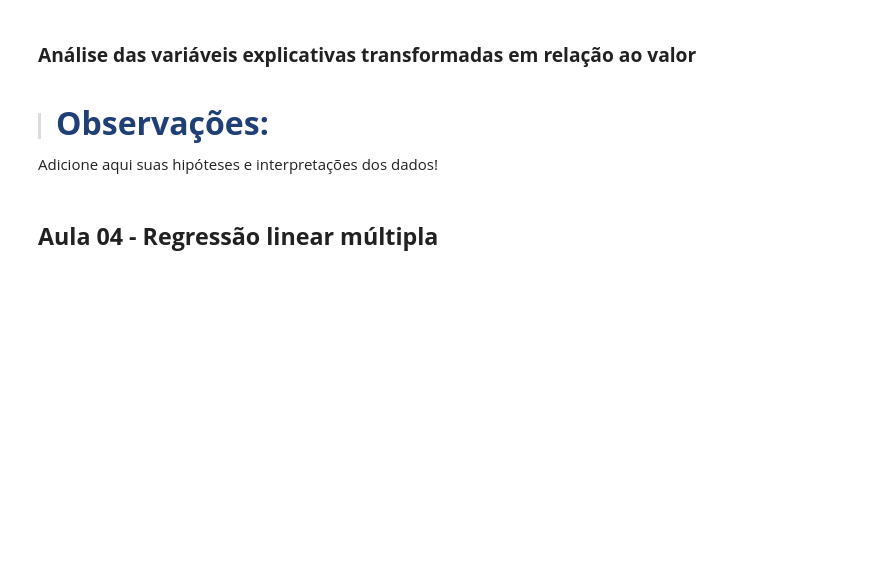
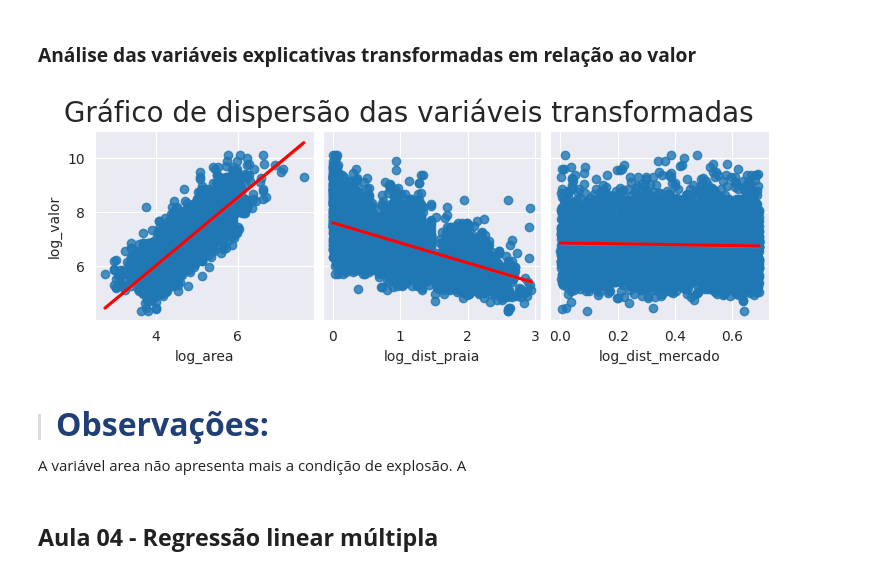
Before and after one commit to arthur-pulini/Machine-Learning-regressao-alura, a Jupyter notebook: Transformando_Variaveis_para_uma_Regressao_Linear/Desafios/Desafios.ipynb, the cells around one changed output. Cells and saved outputs as stored; diff of their text form; code cells hidden in the pictures; blank space fills up the shorter version.

```diff
--- a/Transformando_Variaveis_para_uma_Regressao_Linear/Desafios/Desafios.ipynb
+++ b/Transformando_Variaveis_para_uma_Regressao_Linear/Desafios/Desafios.ipynb
@@ -172,9 +206,18 @@ Adicione aqui suas hipóteses e interpretações dos dados!
 # %% [markdown]
 ### **Análise das variáveis explicativas transformadas em relação ao valor**
+# %%
+ax = sns.pairplot(data=dados, y_vars='log_valor',
+                  x_vars=['log_area', 'log_dist_praia', 'log_dist_mercado'],
+                 kind='reg',
+                 plot_kws={'line_kws':{'color': 'red'}} )
+ax.figure.suptitle('Gráfico de dispersão das variáveis transformadas', fontsize=20, y=1.1)
+plt.show()
+# %% [output]
+[figure, added]
 # %% [markdown]
 > #### <strong><font color="#203f75" size= 6>Observações:</font></strong>
 
-Adicione aqui suas hipóteses e interpretações dos dados!
+A variável area não apresenta mais a condição de explosão. A
 # %% [markdown]
 ## **Aula 04 - Regressão linear múltipla**
 # %% [markdown]
```
Also changed, not shown: parts of 6 cells of this notebook, 1 other file.
